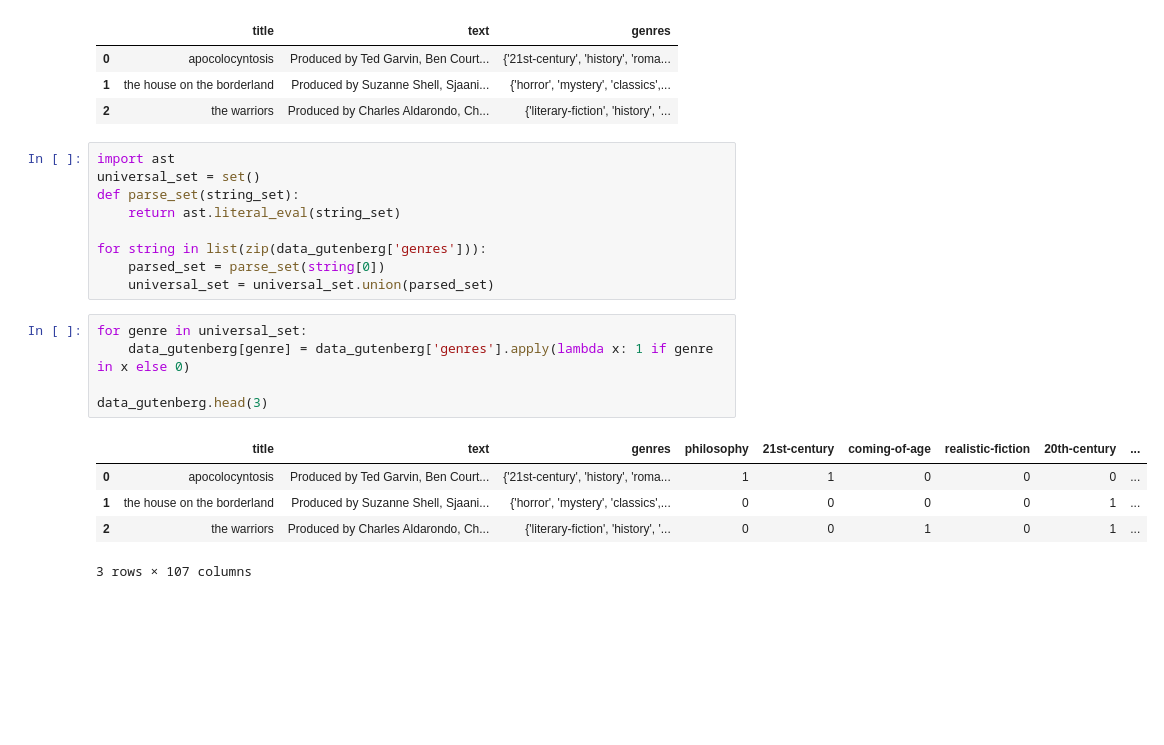
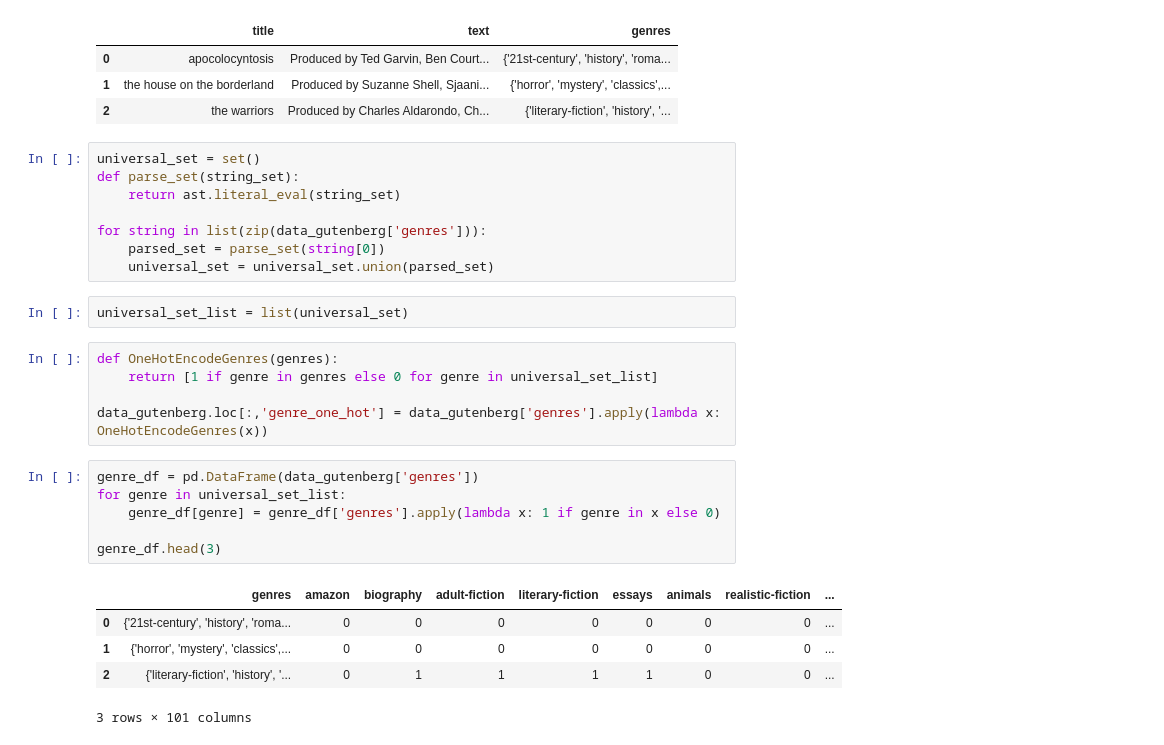
Before and after one commit to LoombaSetu/talk-BERTy-to-me, a Jupyter notebook: exploration.ipynb, the cells around one changed output. Saved outputs shown, nothing was run; the diff lists cells and outputs as text; blank space fills up the shorter version.

```diff
--- a/exploration.ipynb
+++ b/exploration.ipynb
@@ -25,7 +21,6 @@ data_gutenberg.head(3)
 | 1 | the house on the borderland | Produced by Suzanne Shell, Sjaani... | {'horror', 'mystery', 'classics',... |
 | 2 | the warriors | Produced by Charles Aldarondo, Ch... | {'literary-fiction', 'history', '... |
 # %%
-import ast
 universal_set = set()
 def parse_set(string_set):
     return ast.literal_eval(string_set)
@@ -33,14 +28,22 @@ def parse_set(string_set):
 for string in list(zip(data_gutenberg['genres'])):
     parsed_set = parse_set(string[0])
     universal_set = universal_set.union(parsed_set)
+# %%
+universal_set_list = list(universal_set)
+# %%
+def OneHotEncodeGenres(genres):
+    return [1 if genre in genres else 0 for genre in universal_set_list]
+
+data_gutenberg.loc[:,'genre_one_hot'] = data_gutenberg['genres'].apply(lambda x: OneHotEncodeGenres(x))
 # %%
-for genre in universal_set:
-    data_gutenberg[genre] = data_gutenberg['genres'].apply(lambda x: 1 if genre in x else 0)
+genre_df = pd.DataFrame(data_gutenberg['genres'])
+for genre in universal_set_list:
+    genre_df[genre] = genre_df['genres'].apply(lambda x: 1 if genre in x else 0)
 
-data_gutenberg.head(3)
+genre_df.head(3)
 # %% [output]
-|  | title | text | genres | philosophy | 21st-century | coming-of-age | realistic-fiction | 20th-century | ... |
-| 0 | apocolocyntosis | Produced by Ted Garvin, Ben Court... | {'21st-century', 'history', 'roma... | 1 | 1 | 0 | 0 | 0 | ... |
-| 1 | the house on the borderland | Produced by Suzanne Shell, Sjaani... | {'horror', 'mystery', 'classics',... | 0 | 0 | 0 | 0 | 1 | ... |
-| 2 | the warriors | Produced by Charles Aldarondo, Ch... | {'literary-fiction', 'history', '... | 0 | 0 | 1 | 0 | 1 | ... |
+|  | genres | amazon | biography | adult-fiction | literary-fiction | essays | animals | realistic-fiction | ... |
+| 0 | {'21st-century', 'history', 'roma... | 0 | 0 | 0 | 0 | 0 | 0 | 0 | ... |
+| 1 | {'horror', 'mystery', 'classics',... | 0 | 0 | 0 | 0 | 0 | 0 | 0 | ... |
+| 2 | {'literary-fiction', 'history', '... | 0 | 1 | 1 | 1 | 1 | 0 | 0 | ... |
-3 rows × 107 columns
+3 rows × 101 columns
```
Also changed, not shown: parts of 4 cells of this notebook.
